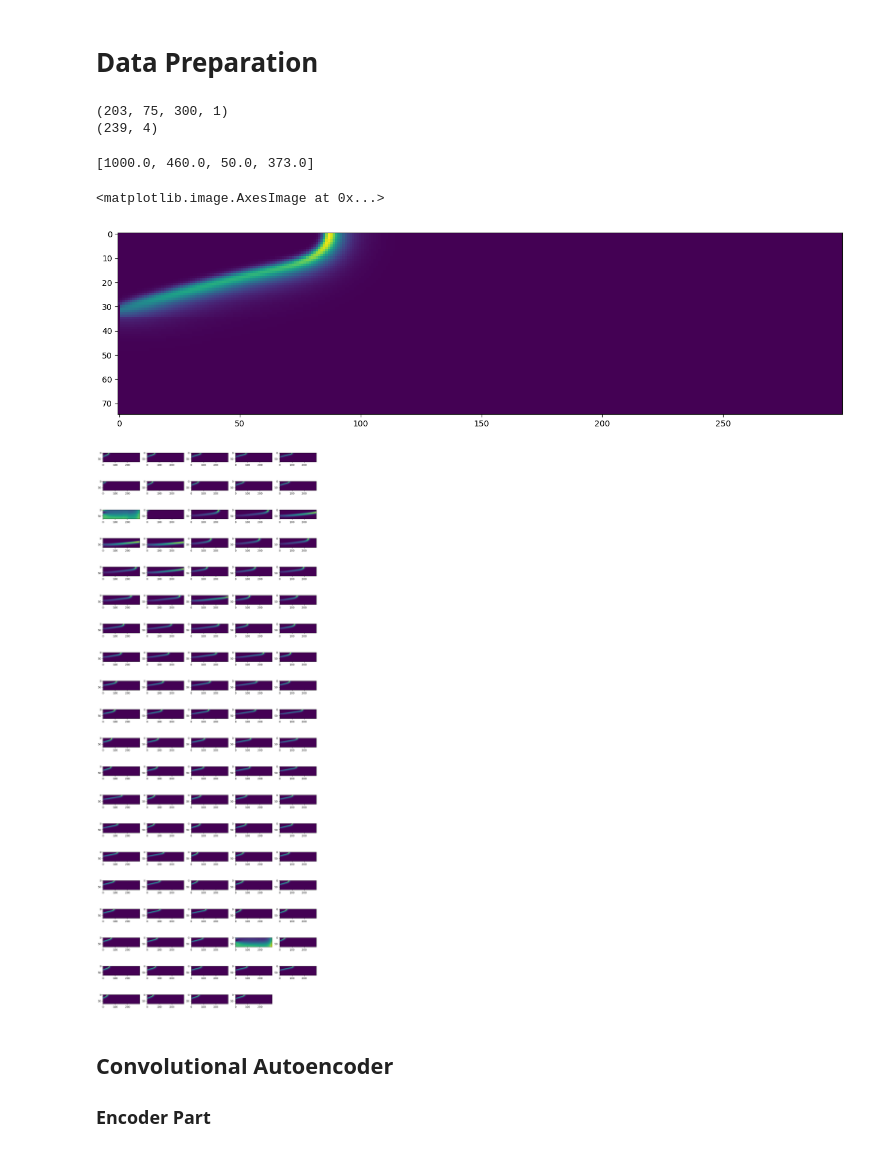
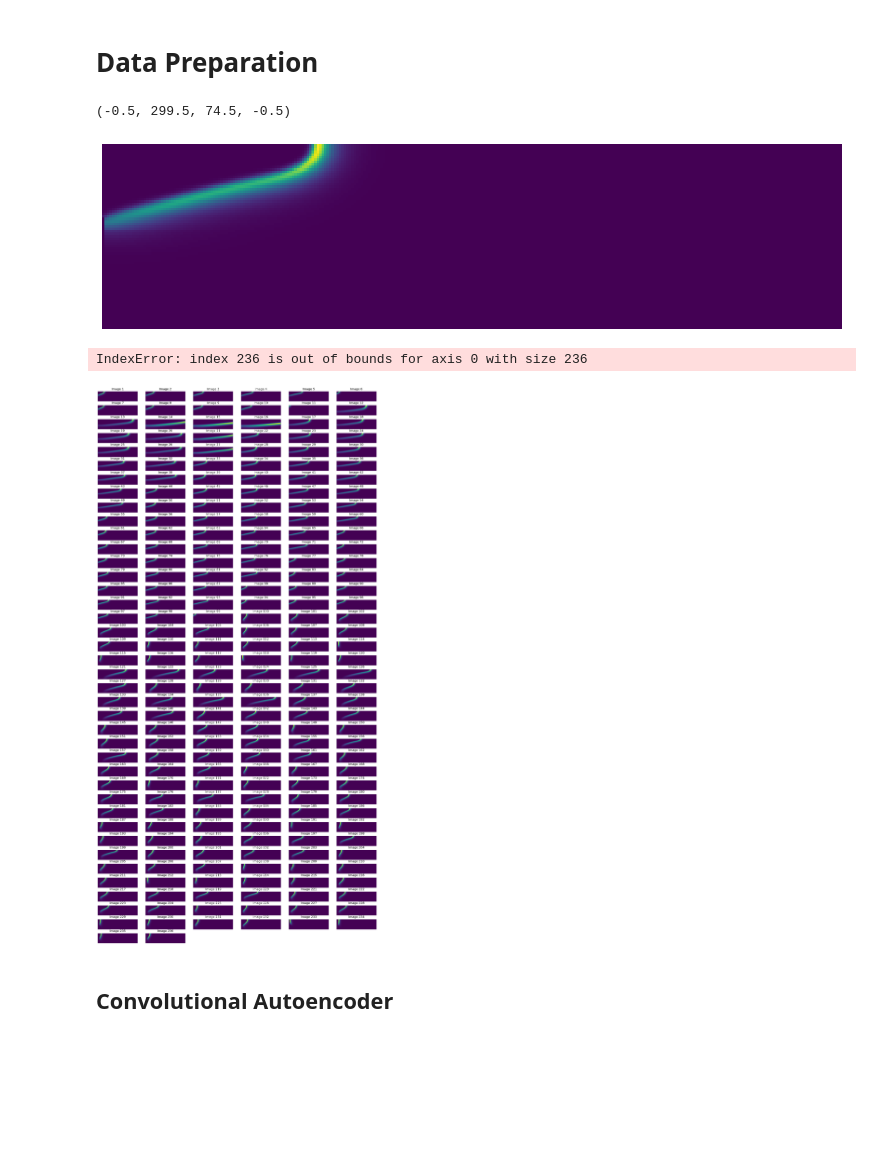
Before and after one commit to zzhuqshun/ML-for-dynamical-system, a Jupyter notebook: Autoencoder.ipynb, the cells around one changed output. Saved outputs shown, nothing was run; the diff lists cells and outputs as text; code cells hidden in the pictures; blank space fills up the shorter version.

```diff
--- a/Autoencoder.ipynb
+++ b/Autoencoder.ipynb
@@ -69,65 +85,55 @@ Q_list
 # %% [markdown]
 # Data Preparation
 # %%
+# OutLier
 Qdot = np.array(Q_list)
+indices = [10, 88, 100]
+Qdot = np.delete(Qdot, indices, axis=0)
+condition = np.delete(condition, indices, axis=0)
+
+# Data Normalization
 Qdot = Qdot / np.max(Qdot)
 mean = Qdot.mean(axis = 0)
 Qdot = np.reshape(Qdot, (-1, 75, 300, 1))
 
+# Label Normalization
 normaliser = []
 conditions = np.array(condition)
 df = np.zeros(conditions.shape)
 for i in range(conditions.shape[1]):
     df[:,i] = conditions[:,i] / np.max(conditions[:,i])
     normaliser.append(np.max(conditions[:,i]))
+# Equivalence ratio (1.0)
+# Temperature (460)
+# Velocity (0.50 m/s)
+# Wall Temperature (373 or None)
 
+# Data split
 train_data, test_data, label_train, label_test = train_test_split(Qdot, df, test_size = 0.15)
-print(train_data.shape)
-print(df.shape)
-
-# Manual train test split if needed
-#test_index =
-
-#train_index =
-
-#test_data = Qdot[test_index]
-#train_data = Qdot[train_index]
-#label_train = df[train_index]
-#label_test = df[test_index]
-# %% [output]
-(203, 75, 300, 1)
-(239, 4)
-# %%
-print(normaliser)
-# df
-# Equivalence ratio (1)
-# Temperature (460)
-# Velocity (0.50 m/s)
-# Wall Temperature (373 or None)
-# %% [output]
-[1000.0, 460.0, 50.0, 373.0]
 # %%
 fig = plt.figure(figsize=(16, 80))
 plt.imshow(np.reshape(Qdot[3],(75, 300)))
-# plt.axis('off')
-# image = next(iter(Qdot))
-# image
+plt.axis('off')
 # %% [output]
-<matplotlib.image.AxesImage at 0x...>
+(-0.5, 299.5, 74.5, -0.5)
-[figure, old version]
+[figure, new version]
 # %%
-fig = plt.figure(figsize=(15, 40))
-columns = 5
-rows = 20
+fig = plt.figure(figsize=(20, 40))
+columns = 6
+rows = 40
 
 for i in range(1, columns * rows):
     img = Qdot[(i-1)]
     fig.add_subplot(rows, columns, i)
     plt.imshow(img)
+    plt.title(f"Image {i}")
+    plt.axis('off')
 plt.show()
+
+# Outlier imgs: 11 89 101
 # %% [output]
+IndexError: index 236 is out of bounds for axis 0 with size 236
-[figure, old version]
+[figure, new version]
 # %% [markdown]
 ## Convolutional Autoencoder
-### Encoder Part
 # %%
```
Also changed, not shown: parts of 13 cells of this notebook.
